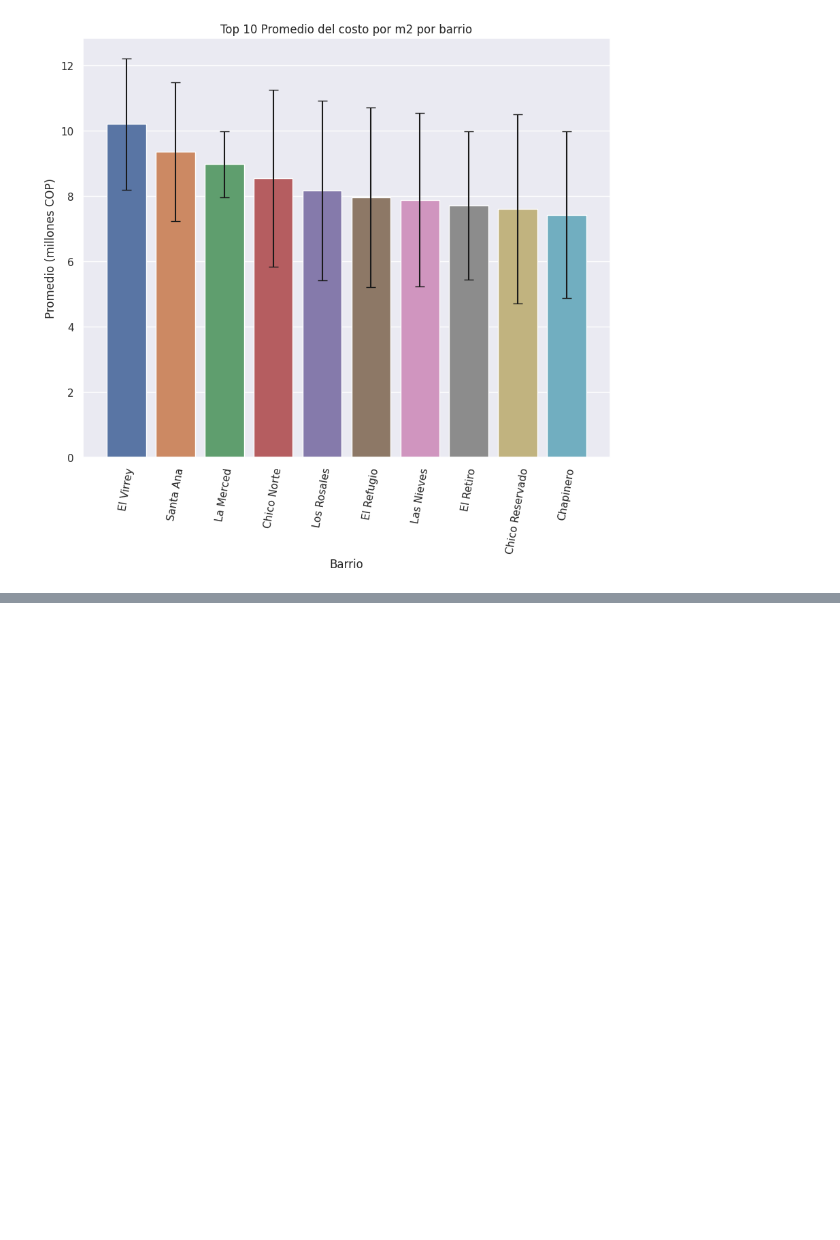
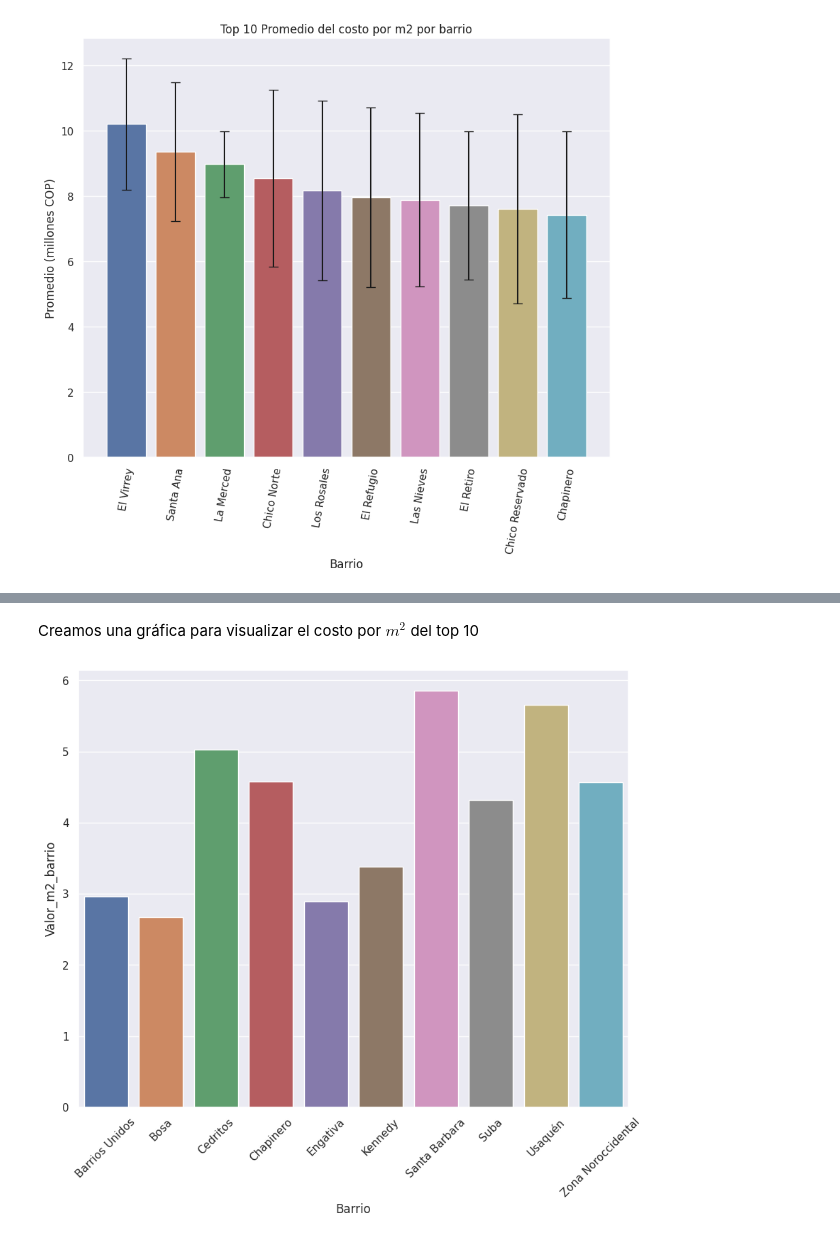
Before and after one commit to leodan52/Inmersion_Datos_Alura, a Jupyter notebook: Inmersion_de_datos.ipynb, the cells around one changed output, grey strips where cells are left out. Cells and saved outputs as stored; diff of their text form; code cells hidden in the pictures; blank space fills up the shorter version.

```diff
--- a/Inmersion_de_datos.ipynb
+++ b/Inmersion_de_datos.ipynb
@@ -885,0 +924,3 @@ plt.show()
+# %%
+barrios_sumatoria = inmuebles.groupby('Barrio').sum()
+barrios_sumatoria
@@ -885,0 +944,3 @@ plt.show()
+# %%
+promedio_acumulativo = (barrios_sumatoria['Precio_Millon'] / barrios_sumatoria['Area']).to_frame()
+promedio_acumulativo
@@ -885,0 +1032,4 @@ plt.show()
+# %%
+promedio_acumulativo.rename(columns = {0 : 'Valor_m2_barrio'}, inplace = True)
+promedio_acumulativo.reset_index(inplace = True)
+promedio_acumulativo
@@ -885,0 +1066,12 @@ plt.show()
+# %% [markdown]
+Creamos una gráfica para visualizar el costo por $m^2$ del top 10
+# %%
+sns.set_theme()
+plt.figure(figsize = (10, 8))
+
+ax = sns.barplot(x = 'Barrio', y = 'Valor_m2_barrio', data = promedio_acumulativo.query('Barrio in @top_barrios'))
+ax.tick_params(axis = 'x', rotation = 45)
+
+plt.show()
+# %% [output]
+[figure, added]
```
Also changed, not shown: parts of 73 cells of this notebook.
